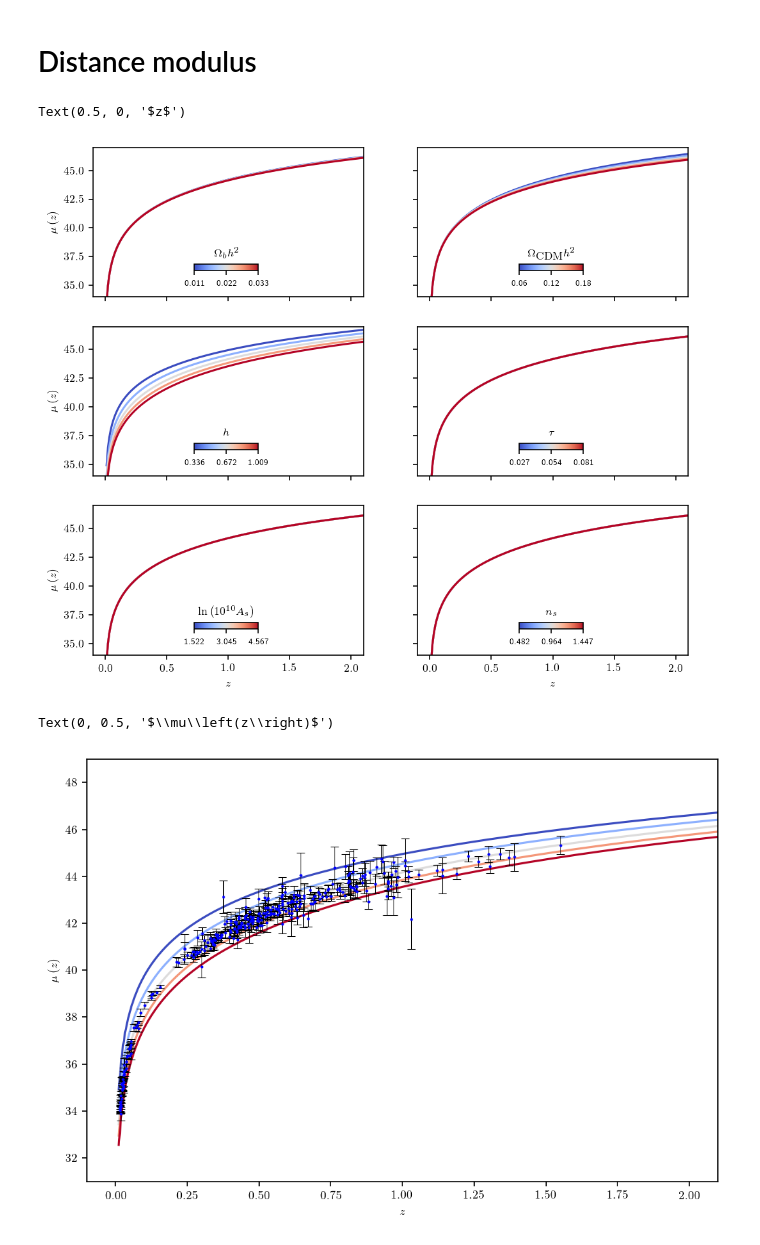
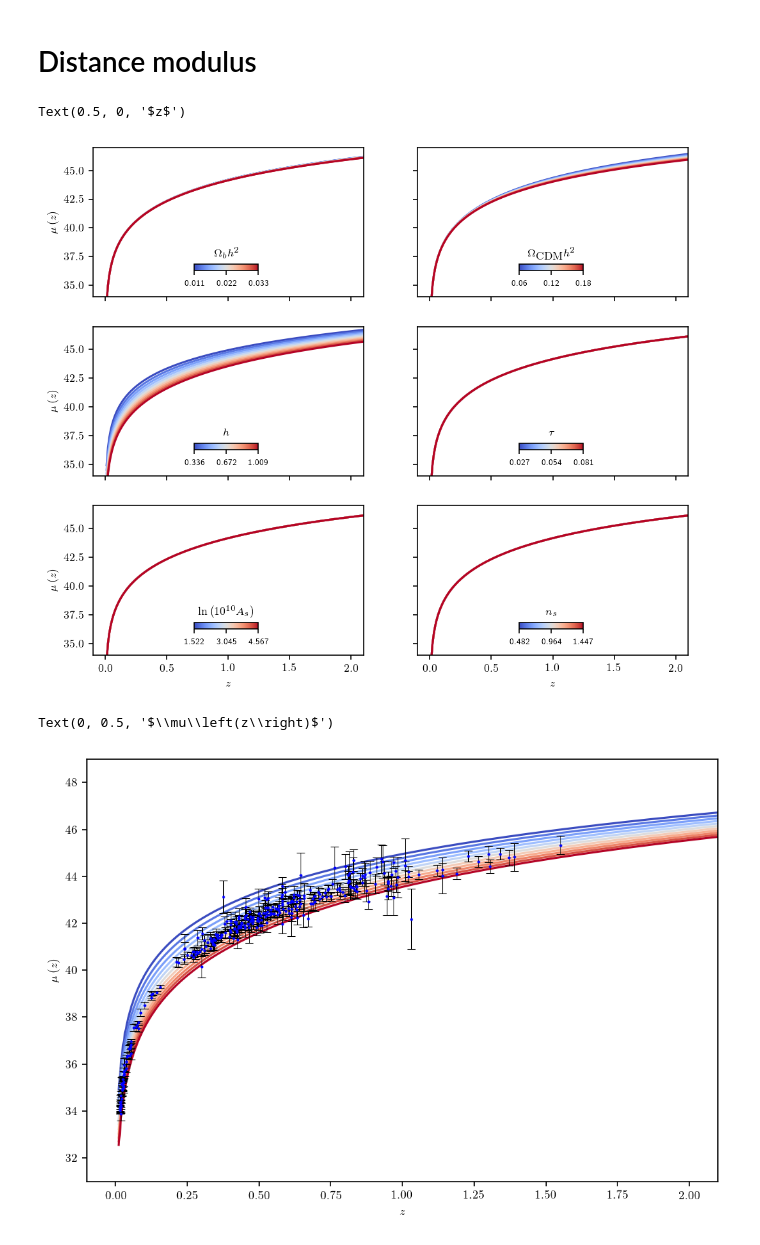
Before and after one commit to ChavezUriel/CosmoProj2, a Jupyter notebook: plots.ipynb, the cells around one changed output. Drawn from its saved outputs; the diff is of its cells as text; code cells hidden in the pictures.

```diff
--- a/plots.ipynb
+++ b/plots.ipynb
@@ -30,11 +31,13 @@ for i in range(len(runs)):
 # Parameters names and Planck colaboration values
 params_str = [r"$\Omega_b h^2$", r"$\Omega_{\textrm{CDM}} h^2$", r"$h$", r"$\tau$", r"$\textrm{ln}\left(10^{10}A_s\right)$", r"$n_s$"]
 params = [0.02236,  0.1202, 0.6727, 0.0544, 3.045, 0.9649]
+
+# Multipliers on runs
+mults = np.array([0.5 + i*(1/(n_vars-1))for i in range(n_vars)])
 # %% [markdown]
 # CMB power spectrum
 # %%
 fig, ax = plt.subplots(3, 2, figsize=(8,7), dpi=150, sharex = True, sharey = True)
-mults = np.array([0.5, 0.75, 1, 1.25, 1.5])
 cNorm = colors.Normalize(vmin=0.5, vmax=1.5)
 cm = plt.get_cmap('coolwarm')
 scalarMap = mplcm.ScalarMappable(norm=cNorm, cmap=cm)
@@ -45,8 +48,8 @@ cbax = np.zeros_like(ax)
 for no_param in range(len(params)):
     col = no_param % 2
     row = int(no_param/2)
-    for i in range(5*no_param,5*(no_param+1)):
-        ax[row][col].plot(data_cl[i][0],10e9*data_cl[i][1],color = scalarMap.to_rgba(mults[i-5*no_param]))
+    for i in range(n_vars*no_param,n_vars*(no_param+1)):
+        ax[row][col].plot(data_cl[i][0],10e9*data_cl[i][1],color = scalarMap.to_rgba(mults[i-n_vars*no_param]))
 
     cbax[row][col] = inset_axes(ax[row][col], width="20%", height="5%", loc=2,bbox_to_anchor=(170+508*col,700-280*row,500,200))
     cb[row][col] = matplotlib.colorbar.ColorbarBase(cbax[row][col],cmap=cm, norm=cNorm, orientation='horizontal',ticks=[0.5, 1.0, 1.5])
@@ -69,7 +73,6 @@ Text(0.5, 0, '$l$')
 # Matter power spectrum
 # %%
 fig, ax = plt.subplots(3, 2, figsize=(8,7), dpi=150, sharex = True, sharey = True)
-mults = np.array([0.5, 0.75, 1, 1.25, 1.5])
 cNorm = colors.Normalize(vmin=0.5, vmax=1.5)
 cm = plt.get_cmap('coolwarm')
 scalarMap = mplcm.ScalarMappable(norm=cNorm, cmap=cm)
@@ -80,8 +83,8 @@ cbax = np.zeros_like(ax)
 for no_param in range(len(params)):
     col = no_param % 2
     row = int(no_param/2)
-    for i in range(5*no_param,5*(no_param+1)):
-        ax[row][col].plot(data_pk[i][0],data_pk[i][1],color = scalarMap.to_rgba(mults[i-5*no_param]))
+    for i in range(n_vars*no_param,n_vars*(no_param+1)):
+        ax[row][col].plot(data_pk[i][0],data_pk[i][1],color = scalarMap.to_rgba(mults[i-n_vars*no_param]))
 
     cbax[row][col] = inset_axes(ax[row][col], width="20%", height="5%", loc=2,bbox_to_anchor=(300+508*col,550-280*row,500,200))
     cb[row][col] = matplotlib.colorbar.ColorbarBase(cbax[row][col],cmap=cm, norm=cNorm, orientation='horizontal',ticks=[0.5, 1.0, 1.5])
@@ -111,7 +114,6 @@ mu_exp = np.array(df_mu["mu"])
 error_exp = np.array(df_mu["error"])
 
 fig, ax = plt.subplots(3, 2, figsize=(8,7), dpi=150, sharex = True, sharey = True)
-mults = np.array([0.5, 0.75, 1, 1.25, 1.5])
 cNorm = colors.Normalize(vmin=0.5, vmax=1.5)
 cm = plt.get_cmap('coolwarm')
 scalarMap = mplcm.ScalarMappable(norm=cNorm, cmap=cm)
@@ -122,8 +124,8 @@ cbax = np.zeros_like(ax)
 for no_param in range(len(params)):
     col = no_param % 2
     row = int(no_param/2)
-    for i in range(5*no_param,5*(no_param+1)):
-        ax[row][col].plot(data_bg[i][0], 5*np.log10(data_bg[i][6])+25,color = scalarMap.to_rgba(mults[i-5*no_param]))
+    for i in range(n_vars*no_param,n_vars*(no_param+1)):
+        ax[row][col].plot(data_bg[i][0], 5*np.log10(data_bg[i][6])+25,color = scalarMap.to_rgba(mults[i-n_vars*no_param]))
 
     cbax[row][col] = inset_axes(ax[row][col], width="20%", height="5%", loc=2,bbox_to_anchor=(300+508*col,550-280*row,500,200))
     cb[row][col] = matplotlib.colorbar.ColorbarBase(cbax[row][col],cmap=cm, norm=cNorm, orientation='horizontal',ticks=[0.5, 1.0, 1.5])
@@ -140,27 +142,27 @@ ax[2,0].set_xlabel(r"$z$")
 ax[2,1].set_xlabel(r"$z$")
 # %% [output]
 Text(0.5, 0, '$z$')
-[figure, old version]
+[figure, new version]
 # %%
 
 fig,ax = plt.subplots(figsize=(8,5.5),dpi=150)
 
 no_param = 2
-for i in range(5*no_param,5*(no_param+1)):
-    ax.plot(data_bg[i][0], 5*np.log10(data_bg[i][6])+25, color = scalarMap.to_rgba(mults[i-5*no_param]));
+for i in range(n_vars*no_param,n_vars*(no_param+1)):
+    ax.plot(data_bg[i][0], 5*np.log10(data_bg[i][6])+25, color = scalarMap.to_rgba(mults[i-n_vars*no_param]));
 ax.errorbar(z_exp,mu_exp,yerr=error_exp,fmt='.',elinewidth=0.5,capthick=0.5,capsize=3,ecolor="k",color="b",ms=2,label=r"Experimental")
 
 ax.set_ylim(31,49)
 ax.set_xlim(-0.1,2.1)
 
 #plt.xscale("log")
 #plt.yscale("log")
 
 #ax.grid()
 ax.set_xlabel(r"$z$")
 ax.set_ylabel(r"$\mu\left(z\right)$")
 #ax.set_title(r"Density parameters as functions of $z$")
 #plt.savefig("12.mulcdm.png")
 # %% [output]
 Text(0, 0.5, '$\\mu\\left(z\\right)$')
-[figure, old version]
+[figure, new version]
```
Also changed, not shown: parts of 3 cells of this notebook, 3 other files.
